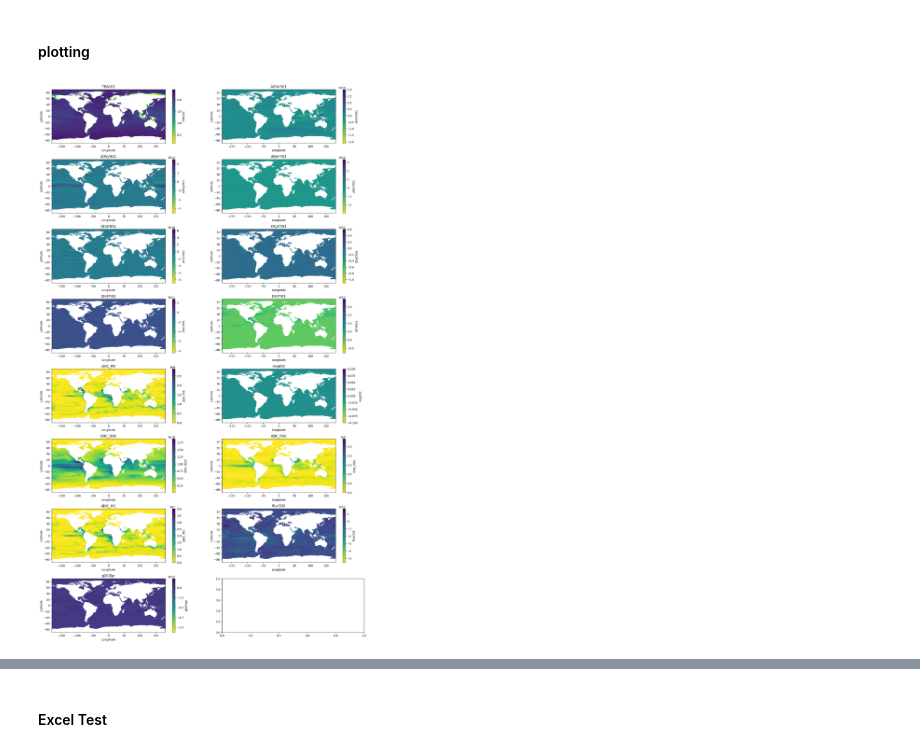
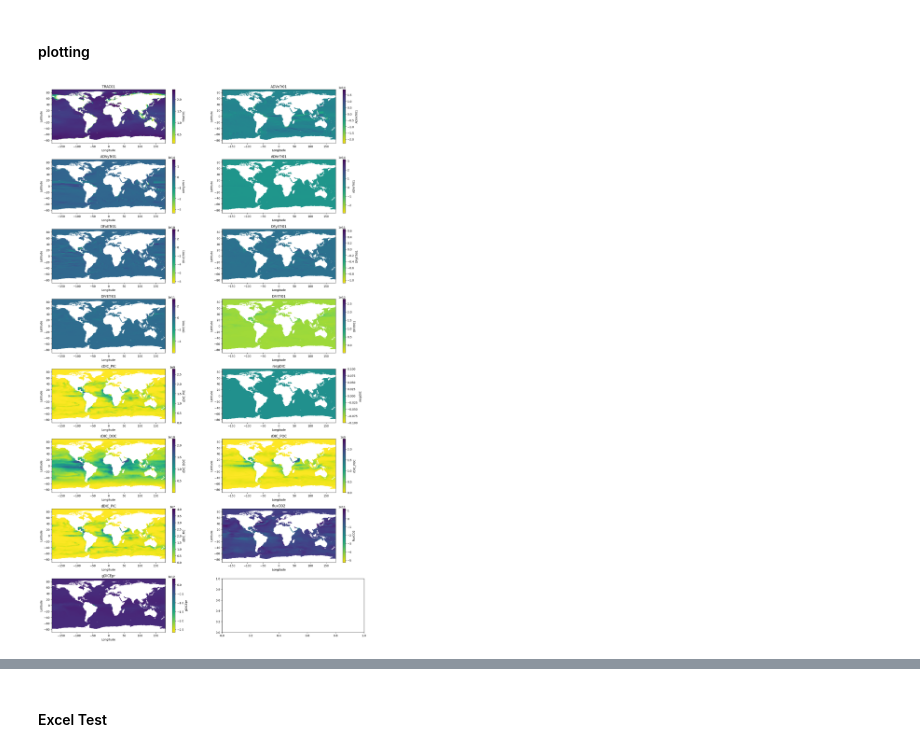
Before and after one commit to somanshuprasad/DeepCarbonMapping, a Jupyter notebook: scratch.ipynb, the cells around one changed output, grey strips where cells are left out. Cells and saved outputs as stored; diff of their text form; code cells hidden in the pictures.

Commit message:
added utils.py for utility functions and first pass at timestep integration

```diff
--- a/scratch.ipynb
+++ b/scratch.ipynb
@@ -196,20 +167,8 @@ lat_g = MITgcmutils.mds.rdmds(f"{path_grid}/YG")
 # %%
-# for testing
-h = 0
-x = 1305
-y = 224
-var = 8
-
 # convert 3D variables
 for var_idx in range(13):
-    print(var_idx,variable_names[var_idx])
-    print("before", d_3[var_idx][h][x][y])
-    d_3[var_idx] = conversion(d_3[var_idx],variable_names[var_idx])
-    print("after", d_3[var_idx][h][x][y],"\n")
+    d_3[var_idx] = conversion(d_3[var_idx],variable_names[var_idx],dxc=dxc,dyc=dyc,drf=drf,hfacc=hfacc)
 
 # convert 2D variables
 for var_idx in range(2):
-    print(var_idx,variable_names[13+var_idx])
-    print("before", d_2[var_idx][x][y])
-    d_2[var_idx] = conversion(d_2[var_idx],variable_names[13+var_idx])
-    print("after", d_2[var_idx][x][y],"\n")
+    d_2[var_idx] = conversion(d_2[var_idx],variable_names[13+var_idx],dxc=dxc,dyc=dyc,drf=drf,hfacc=hfacc)
@@ -294,25 +228,25 @@ variables_cart.shape
 # %%
 # pcolormesh
 fig, axes = plt.subplots(8, 2, figsize=(20, 35))  # Adjust figsize for clarity
 axes = axes.flatten()  # Flatten axes for easier indexing
 
 # Iterate through all variables
 for var_idx, var_name in enumerate(variable_names):
     ax = axes[var_idx]
-    values = variables_cart[var_idx]  # Color values for the current variable
+    values = variables_cart_sum_timesteps[var_idx]/3  # Color values for the current variable
 
-    # Scatter plot for the current variable
+    # pcolormesh for the current variable
     pcolor = ax.pcolormesh(lon_cart,lat_cart, values, cmap='viridis_r', shading='auto')
     cbar = plt.colorbar(pcolor, ax=ax)
     cbar.set_label(var_name)
 
     # Add labels and title
     ax.set_xlabel('Longitude')
     ax.set_ylabel('Latitude')
     ax.set_title(f'{var_name}')
     plt.subplots_adjust(hspace=0.3)
 
-plt.savefig("compressed and converted.png", dpi=300, bbox_inches="tight")
+# plt.savefig("compressed and converted.png", dpi=300, bbox_inches="tight")
 plt.show()
 # %% [output]
-[figure, old version]
+[figure, new version]
```
Also changed, not shown: parts of 26 cells of this notebook, 1 other file.
